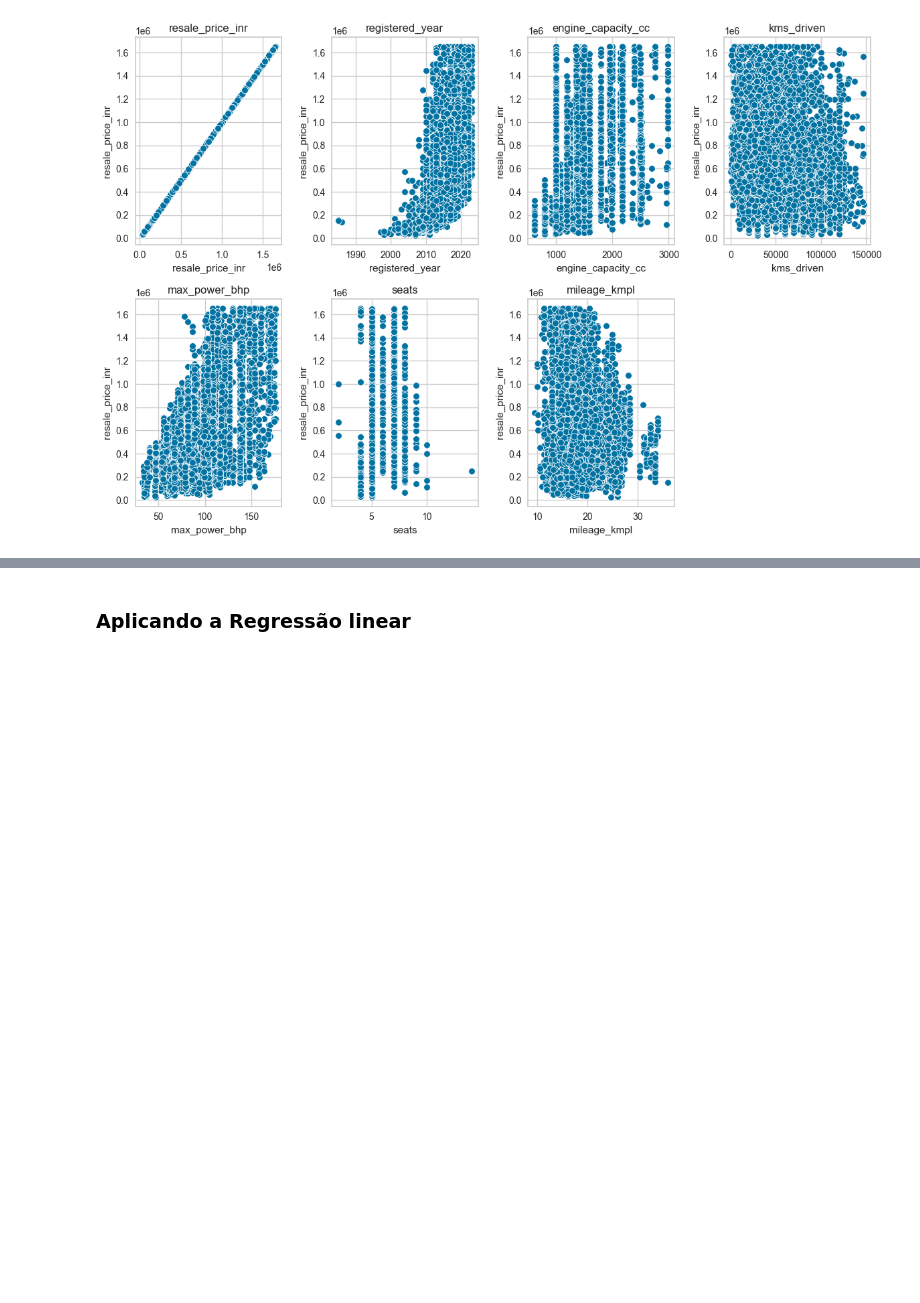
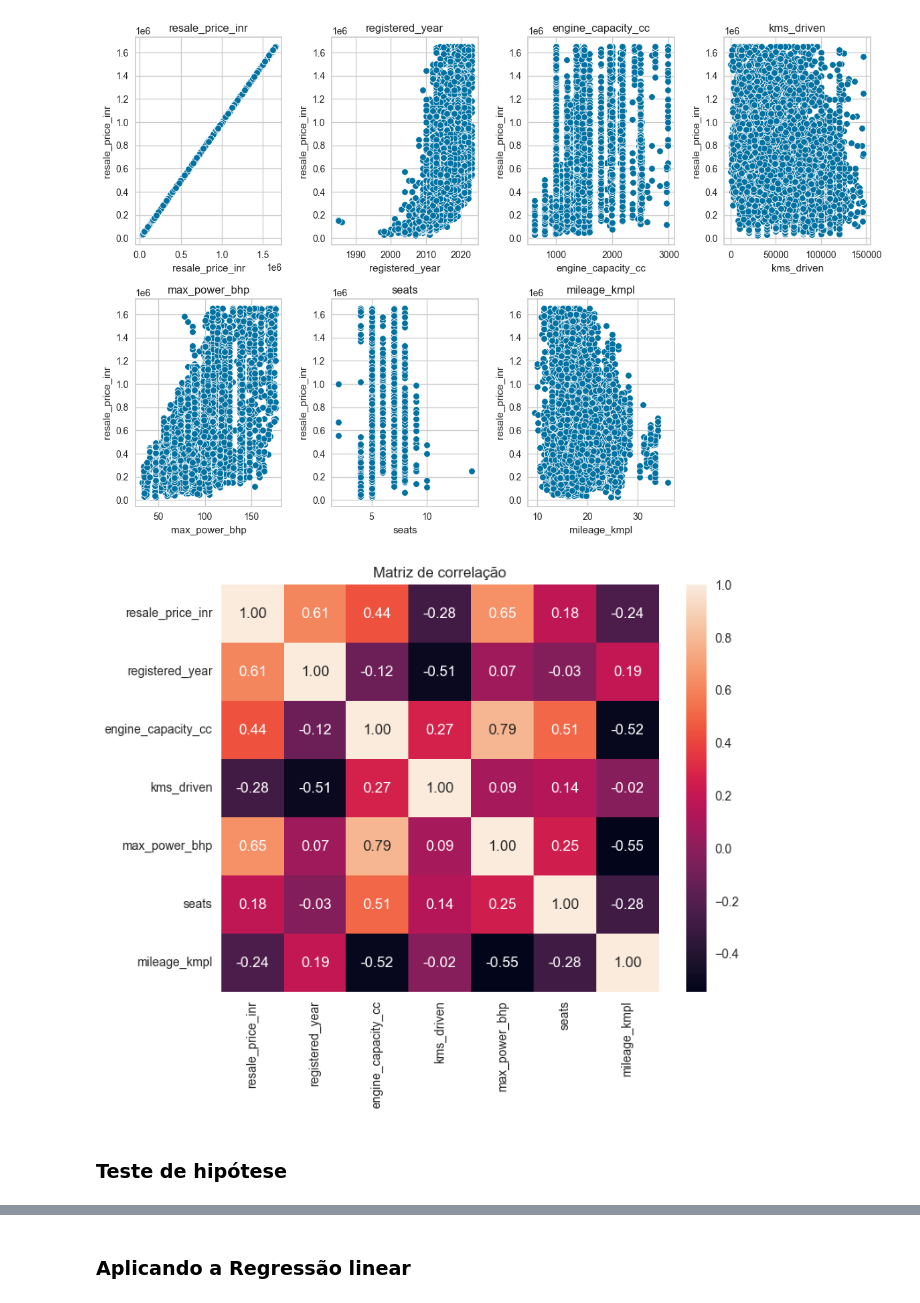
Before and after one commit to yagoschnorr/car-price-prediction, a Jupyter notebook: analise.ipynb, the cells around one changed output, grey strips where cells are left out. Drawn from its saved outputs; the diff is of its cells as text; code cells hidden in the pictures; blank space fills up the shorter version.

Commit message:
feat: criando o dashboard e fazendo os testes de hipótese

```diff
--- a/analise.ipynb
+++ b/analise.ipynb
@@ -96,6 +96,7 @@ Name: count, dtype: int64
 df.loc[df['insurance'] == 'Not Available', 'insurance'] = np.nan
 df.loc[df['insurance'] == '1', 'insurance'] = np.nan
 df.loc[df['insurance'] == '2', 'insurance'] = np.nan
+df.loc[df['insurance'] == 'Third Party', 'insurance'] = 'Third Party insurance'
 # %%
 df.isnull().sum()
 # %% [output]
@@ -563,3 +563,12 @@ plt.tight_layout()
 plt.show()
 # %% [output]
 [figure]
+# %%
+fig, ax = plt.subplots(figsize=(8, 6))
+sns.heatmap(df_sem_outliers_num.corr(), annot=True, fmt=".2f")
+plt.title('Matriz de correlação')
+plt.show()
+# %% [output]
+[figure, added]
+# %% [markdown]
+### Teste de hipótese
```
Also changed, not shown: parts of 30 cells of this notebook, 1 other file.
